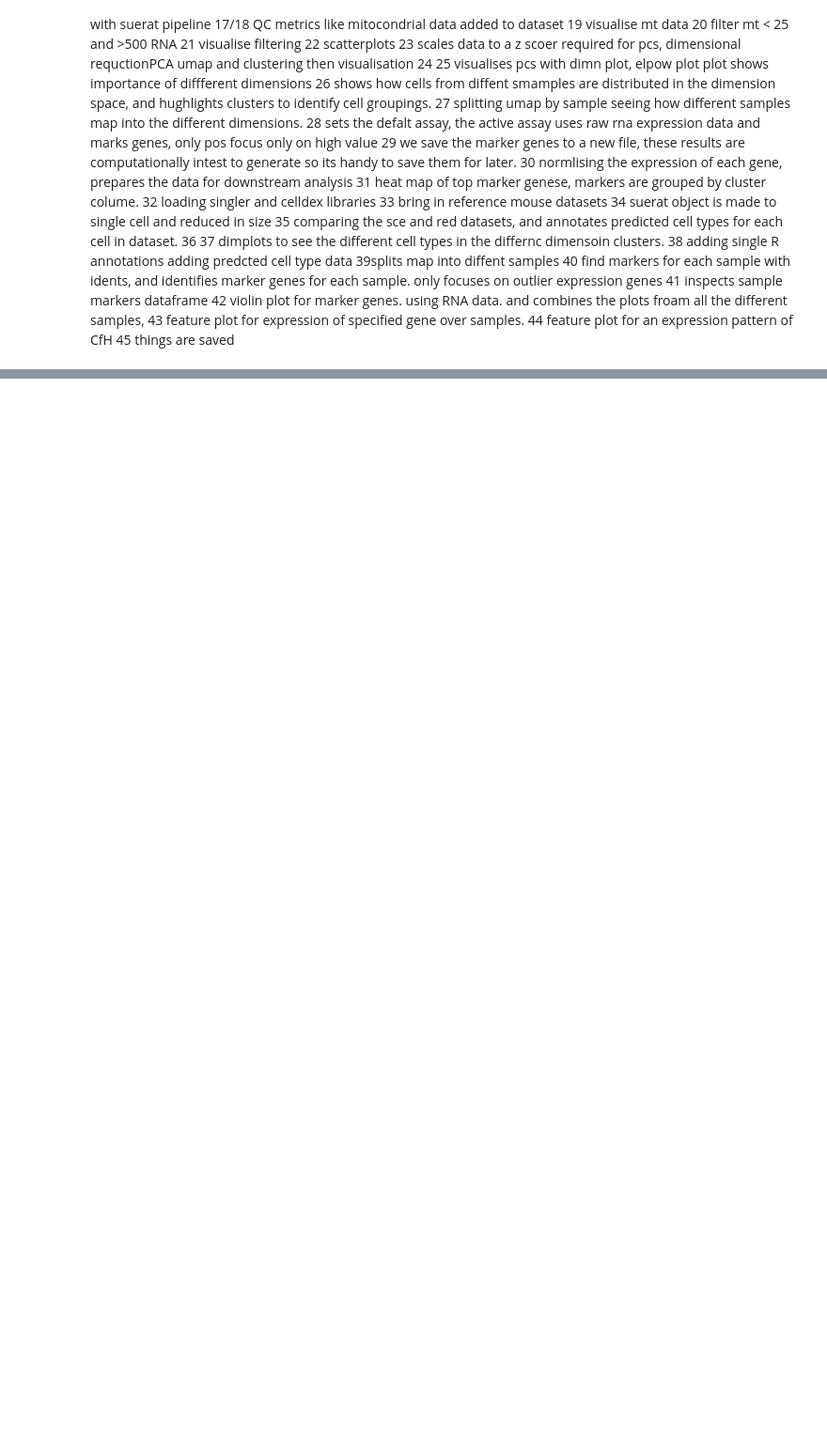
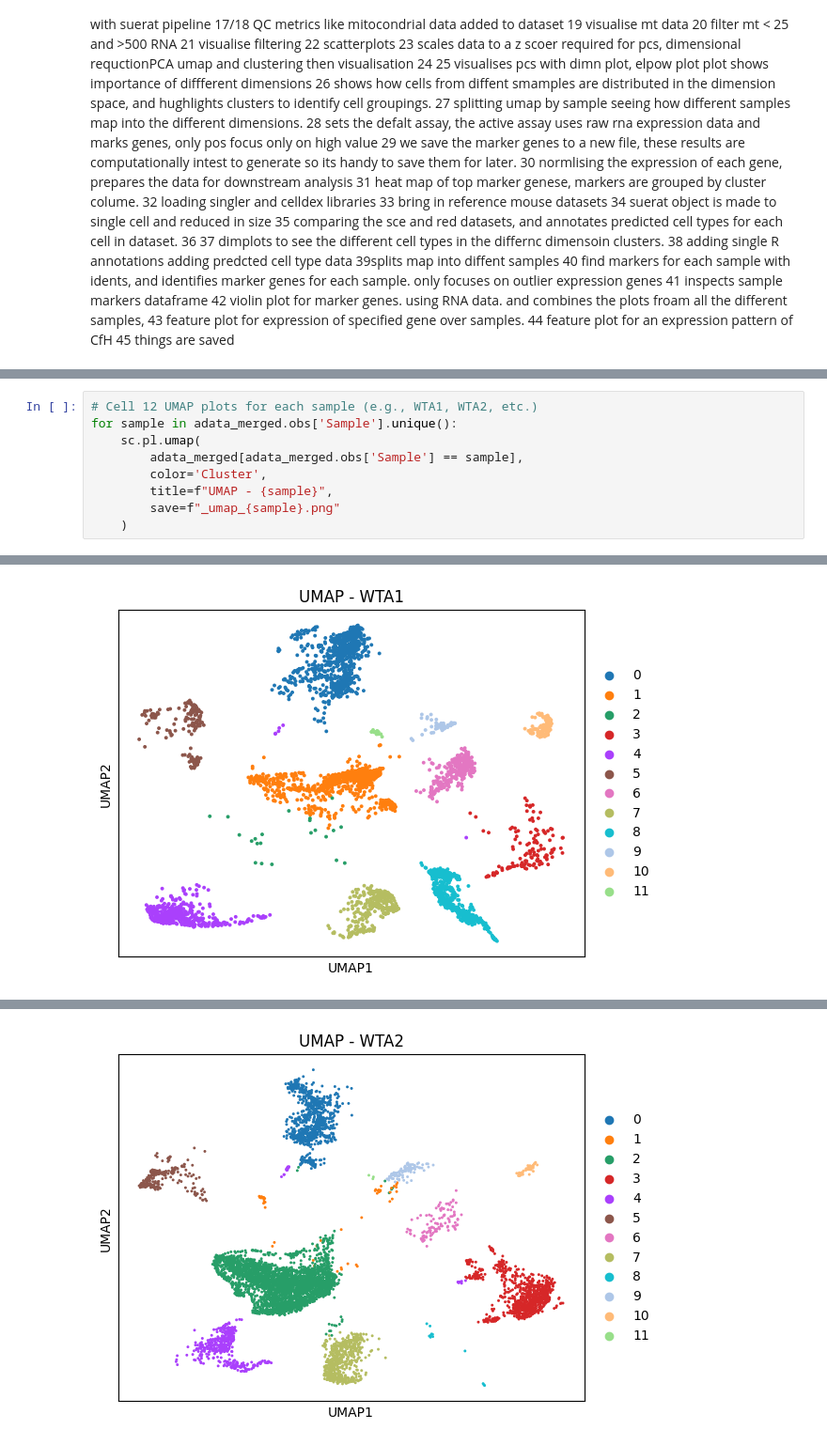
Before and after one commit to MisterAodh/SingleCellPipeline, a Jupyter notebook: analysis_pipeline.ipynb, the cells around one changed output, grey strips where cells are left out. Shown at 94% size. Saved outputs shown, nothing was run; the diff lists cells and outputs as text; blank space fills up the shorter version.

```diff
--- a/analysis_pipeline.ipynb
+++ b/analysis_pipeline.ipynb
@@ -350,0 +490,10 @@ UMAP embedding complete.
+# %%
+# Cell 12 UMAP plots for each sample (e.g., WTA1, WTA2, etc.)
+for sample in adata_merged.obs['Sample'].unique():
+    sc.pl.umap(
+        adata_merged[adata_merged.obs['Sample'] == sample],
+        color='Cluster',
+        title=f"UMAP - {sample}",
+        save=f"_umap_{sample}.png"
+    )
+# %% [output]
@@ -350,0 +501 @@ UMAP embedding complete.
+[figure, added]
@@ -350,0 +503 @@ UMAP embedding complete.
+[figure, added]
```
Also changed, not shown: parts of 33 cells of this notebook.
